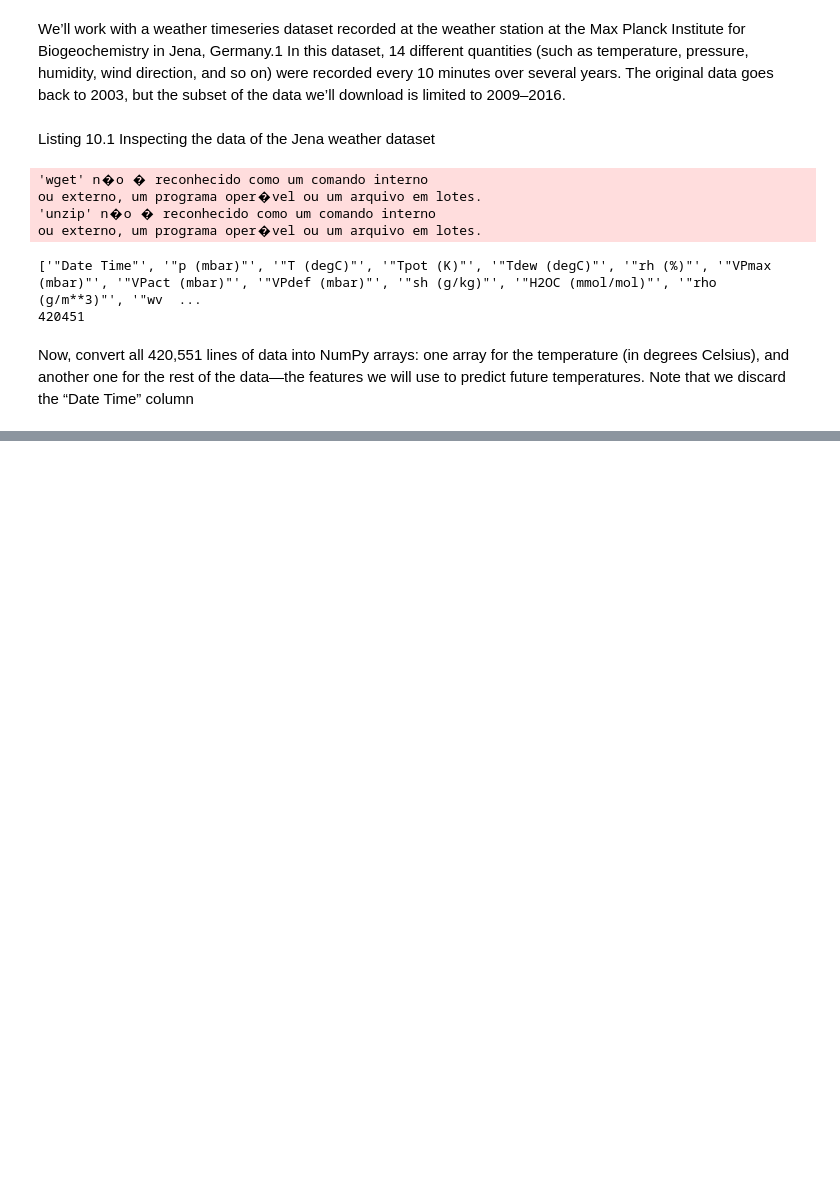
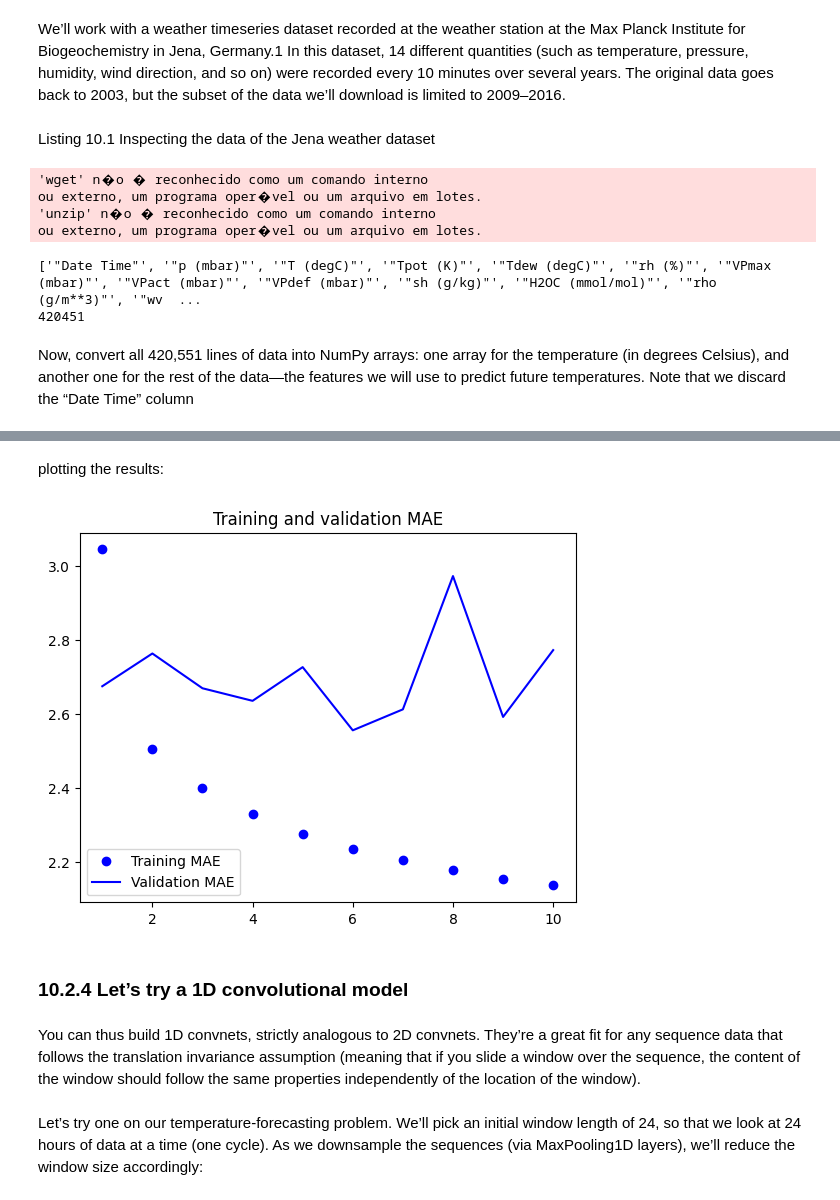
Before and after one commit to RyanBarbalho/DeepLearningWithPython, a Jupyter notebook: cap10/introduction.ipynb, the cells around one changed output, grey strips where cells are left out. Cells and saved outputs as stored; diff of their text form; code cells hidden in the pictures; blank space fills up the shorter version.

```diff
--- a/cap10/introduction.ipynb
+++ b/cap10/introduction.ipynb
@@ -66,0 +107,5 @@ for i, line in enumerate(lines):
+# %%
+mean = raw_data[:num_train_samples].mean(axis=0)
+raw_data -= mean
+std = raw_data[:num_train_samples].std(axis=0)
+raw_data /= std
@@ -66,0 +189,22 @@ for i, line in enumerate(lines):
+# %%
+from keras import layers
+
+inputs = keras.Input(shape=(sequence_length, raw_data.shape[-1]))
+x = layers.Flatten()(inputs)
+x = layers.Dense(16, activation="relu")(x)
+outputs = layers.Dense(1)(x)
+model = keras.Model(inputs, outputs)
+
+callbacks = [
+	keras.callbacks.ModelCheckpoint("jena_dense.keras",
+									save_best_only=True)
+]
+model.compile(optimizer="rmsprop", loss="mse", metrics=["mae"])
+history = model.fit(train_dataset,
+	epochs=10,
+	validation_data=val_dataset,
+	callbacks=callbacks
+)
+
+model = keras.models.load_model("jena_dense.keras")
+print("Test MAE: %.2f" % model.evaluate(test_dataset)[1])
@@ -66,0 +229,22 @@ for i, line in enumerate(lines):
+# %% [markdown]
+plotting the results:
+# %%
+import matplotlib.pyplot as plt
+
+loss = history.history["mae"]
+val_loss = history.history["val_mae"]
+epochs = range(1, len(loss) + 1)
+plt.figure()
+plt.plot(epochs, loss, "bo", label="Training MAE")
+plt.plot(epochs, val_loss, "b", label="Validation MAE")
+plt.title("Training and validation MAE")
+plt.legend()
+plt.show()
+# %% [output]
+[figure, added]
+# %% [markdown]
+### 10.2.4 Let’s try a 1D convolutional model
+# %% [markdown]
+You can thus build 1D convnets, strictly analogous to 2D convnets. They’re a great fit for any sequence data that follows the translation invariance assumption (meaning that if you slide a window over the sequence, the content of the window should follow the same properties independently of the location of the window).
+# %% [markdown]
+Let’s try one on our temperature-forecasting problem. We’ll pick an initial window length of 24, so that we look at 24 hours of data at a time (one cycle). As we downsample the sequences (via MaxPooling1D layers), we’ll reduce the window size accordingly:
```
Also changed, not shown: parts of 39 cells of this notebook.
